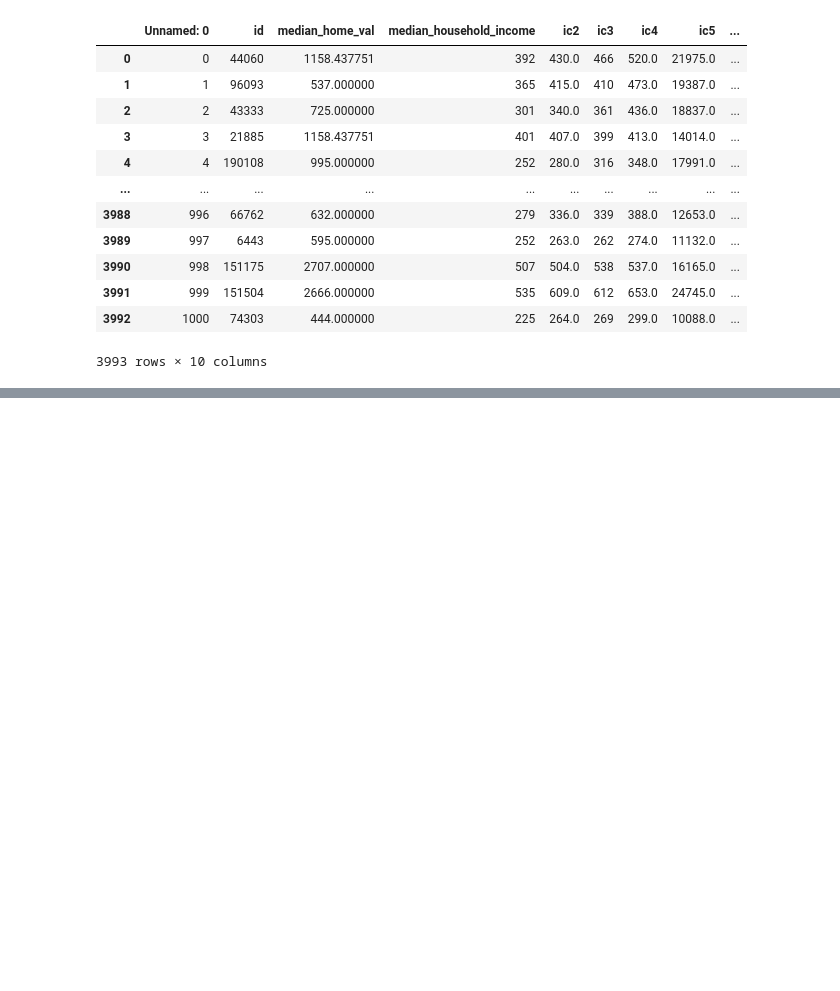
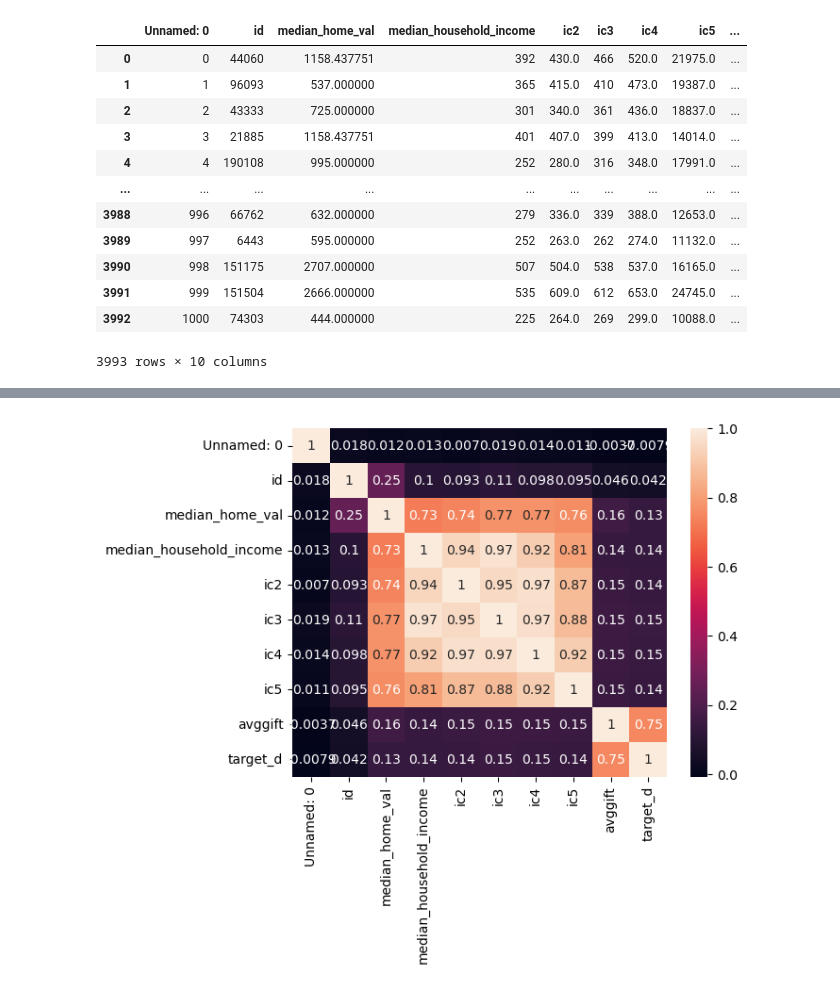
Before and after one commit to Blitu82/data_1.05_activities, a Jupyter notebook: files_for_activities/csv_files/data_1.05_activities_Pablo.ipynb, the cells around one changed output, grey strips where cells are left out. Drawn from its saved outputs; the diff is of its cells as text; code cells hidden in the pictures; blank space fills up the shorter version.

```diff
--- a/files_for_activities/csv_files/data_1.05_activities_Pablo.ipynb
+++ b/files_for_activities/csv_files/data_1.05_activities_Pablo.ipynb
@@ -128,0 +156,6 @@ dtype: float64
+# %%
+#3. Plot Spearman Correlation Heatmap.
+sns.heatmap(df_2.corr(method='spearman'), annot=True)
+plt.show()
+# %% [output]
+[figure, added]
```
Also changed, not shown: parts of 12 cells of this notebook.
